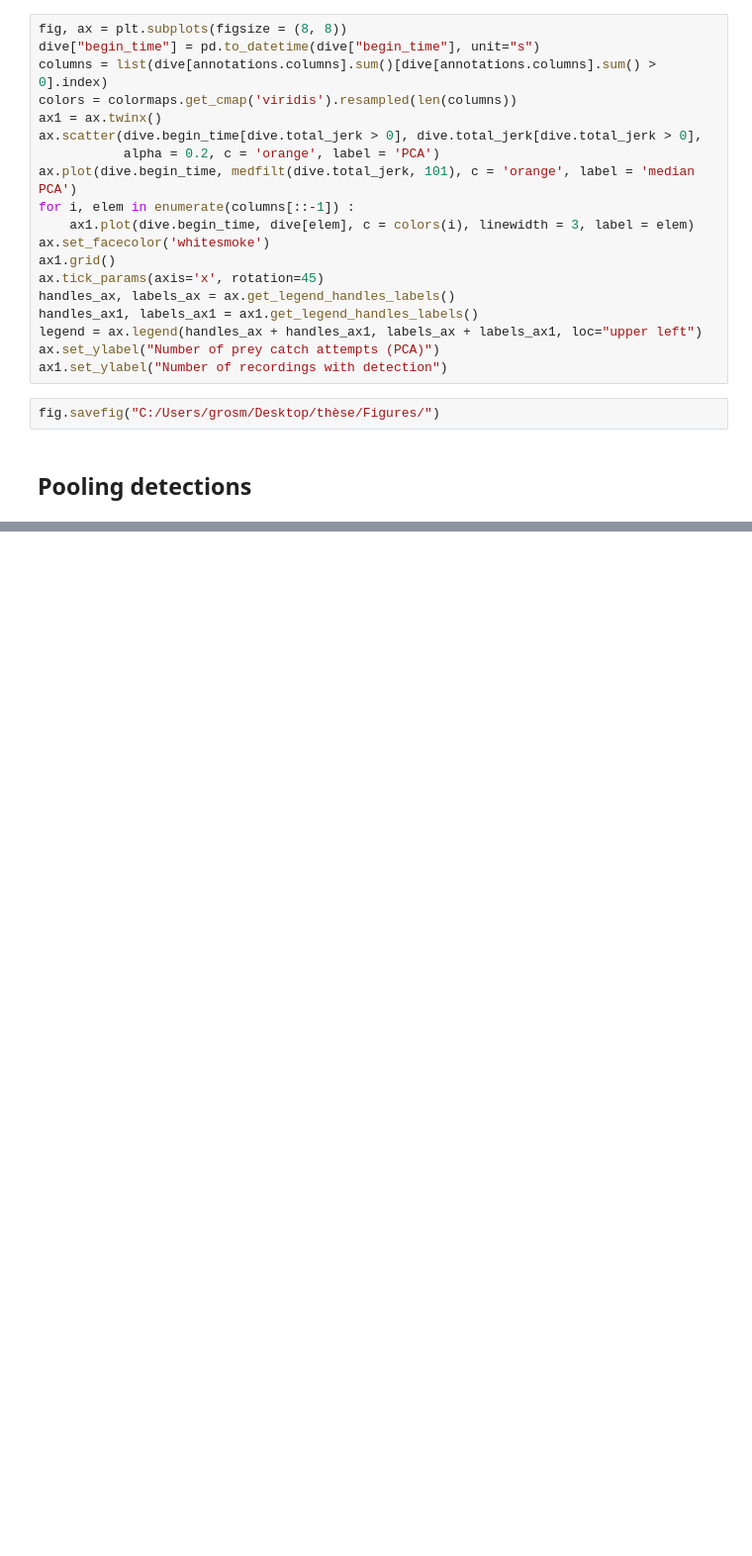
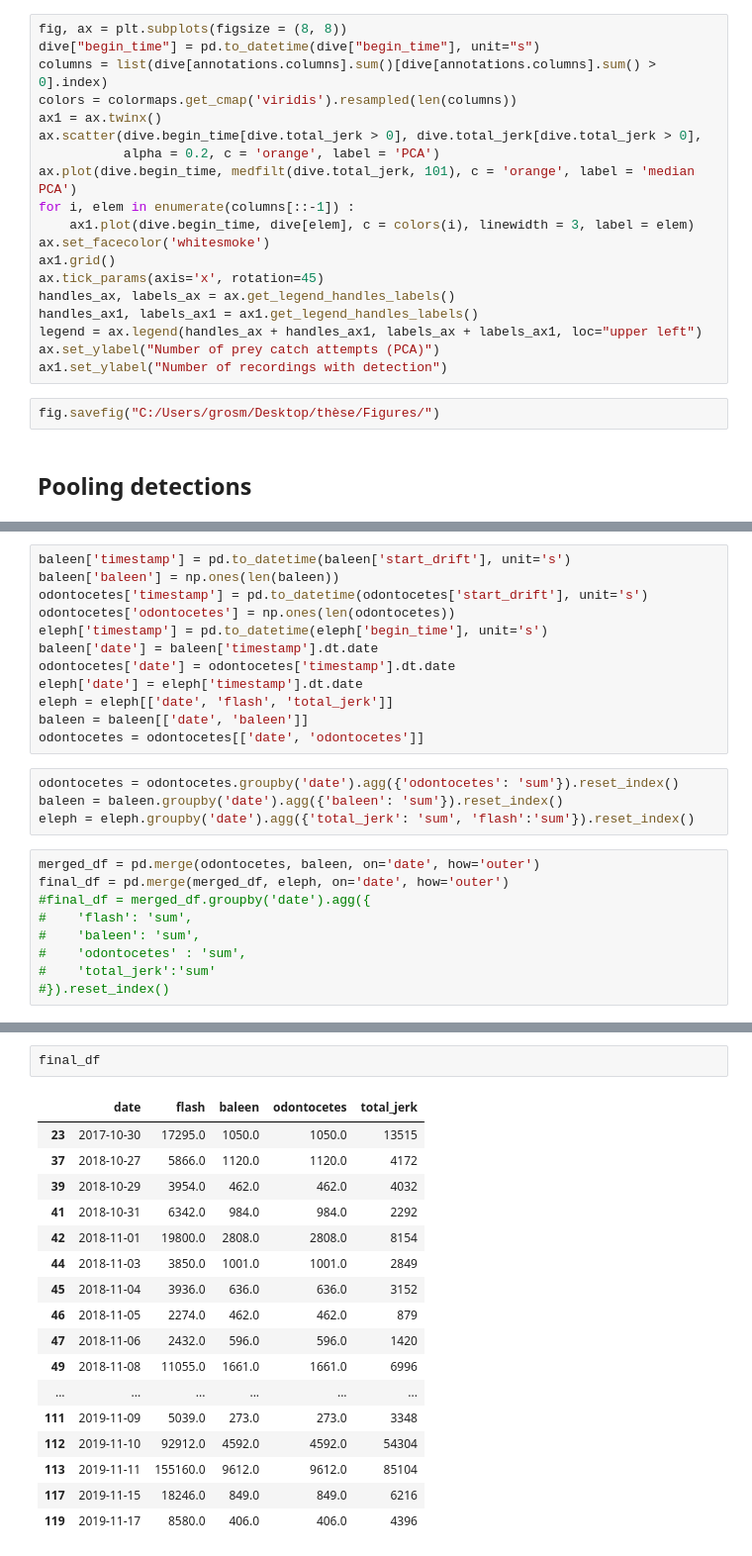
Before and after one commit to gmanatole/Biologging_Toolkit, a Jupyter notebook: notebooks/whale_detection.ipynb, the cells around one changed output, grey strips where cells are left out. Shown at 99% size. Saved outputs shown, nothing was run; the diff lists cells and outputs as text; blank space fills up the shorter version.

```diff
--- a/notebooks/whale_detection.ipynb
+++ b/notebooks/whale_detection.ipynb
@@ -160,0 +228,25 @@ print(labels)
+# %%
+baleen['timestamp'] = pd.to_datetime(baleen['start_drift'], unit='s')
+baleen['baleen'] = np.ones(len(baleen))
+odontocetes['timestamp'] = pd.to_datetime(odontocetes['start_drift'], unit='s')
+odontocetes['odontocetes'] = np.ones(len(odontocetes))
+eleph['timestamp'] = pd.to_datetime(eleph['begin_time'], unit='s')
+baleen['date'] = baleen['timestamp'].dt.date
+odontocetes['date'] = odontocetes['timestamp'].dt.date
+eleph['date'] = eleph['timestamp'].dt.date
+eleph = eleph[['date', 'flash', 'total_jerk']]
+baleen = baleen[['date', 'baleen']]
+odontocetes = odontocetes[['date', 'odontocetes']]
+# %%
+odontocetes = odontocetes.groupby('date').agg({'odontocetes': 'sum'}).reset_index()
+baleen = baleen.groupby('date').agg({'baleen': 'sum'}).reset_index()
+eleph = eleph.groupby('date').agg({'total_jerk': 'sum', 'flash':'sum'}).reset_index()
+# %%
+merged_df = pd.merge(odontocetes, baleen, on='date', how='outer')
+final_df = pd.merge(merged_df, eleph, on='date', how='outer')
+#final_df = merged_df.groupby('date').agg({
+#    'flash': 'sum',
+#    'baleen': 'sum',
+#    'odontocetes' : 'sum',
+#    'total_jerk':'sum'
+#}).reset_index()
@@ -160,0 +262,20 @@ print(labels)
+# %%
+final_df
+# %% [output]
+|  | date | flash | baleen | odontocetes | total_jerk |
+| 23 | 2017-10-30 | 17295.0 | 1050.0 | 1050.0 | 13515 |
+| 37 | 2018-10-27 | 5866.0 | 1120.0 | 1120.0 | 4172 |
+| 39 | 2018-10-29 | 3954.0 | 462.0 | 462.0 | 4032 |
+| 41 | 2018-10-31 | 6342.0 | 984.0 | 984.0 | 2292 |
+| 42 | 2018-11-01 | 19800.0 | 2808.0 | 2808.0 | 8154 |
+| 44 | 2018-11-03 | 3850.0 | 1001.0 | 1001.0 | 2849 |
+| 45 | 2018-11-04 | 3936.0 | 636.0 | 636.0 | 3152 |
+| 46 | 2018-11-05 | 2274.0 | 462.0 | 462.0 | 879 |
+| 47 | 2018-11-06 | 2432.0 | 596.0 | 596.0 | 1420 |
+| 49 | 2018-11-08 | 11055.0 | 1661.0 | 1661.0 | 6996 |
+| ... | ... | ... | ... | ... | ... |
+| 111 | 2019-11-09 | 5039.0 | 273.0 | 273.0 | 3348 |
+| 112 | 2019-11-10 | 92912.0 | 4592.0 | 4592.0 | 54304 |
+| 113 | 2019-11-11 | 155160.0 | 9612.0 | 9612.0 | 85104 |
+| 117 | 2019-11-15 | 18246.0 | 849.0 | 849.0 | 6216 |
+| 119 | 2019-11-17 | 8580.0 | 406.0 | 406.0 | 4396 |
```
Also changed, not shown: parts of 18 cells of this notebook.
